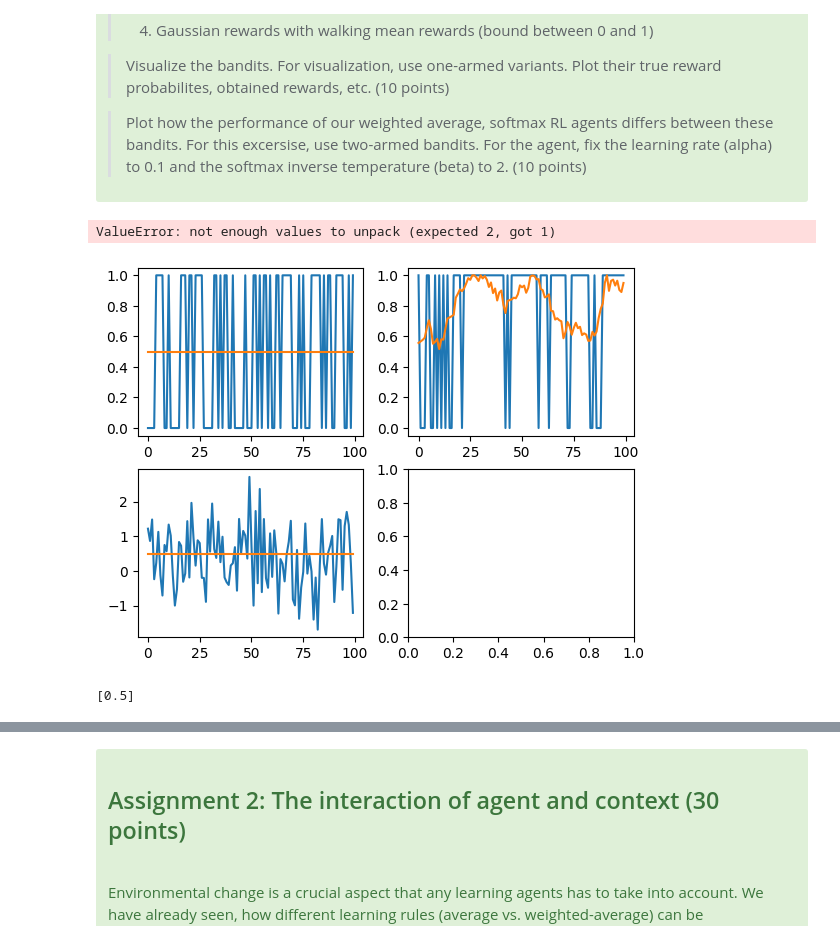
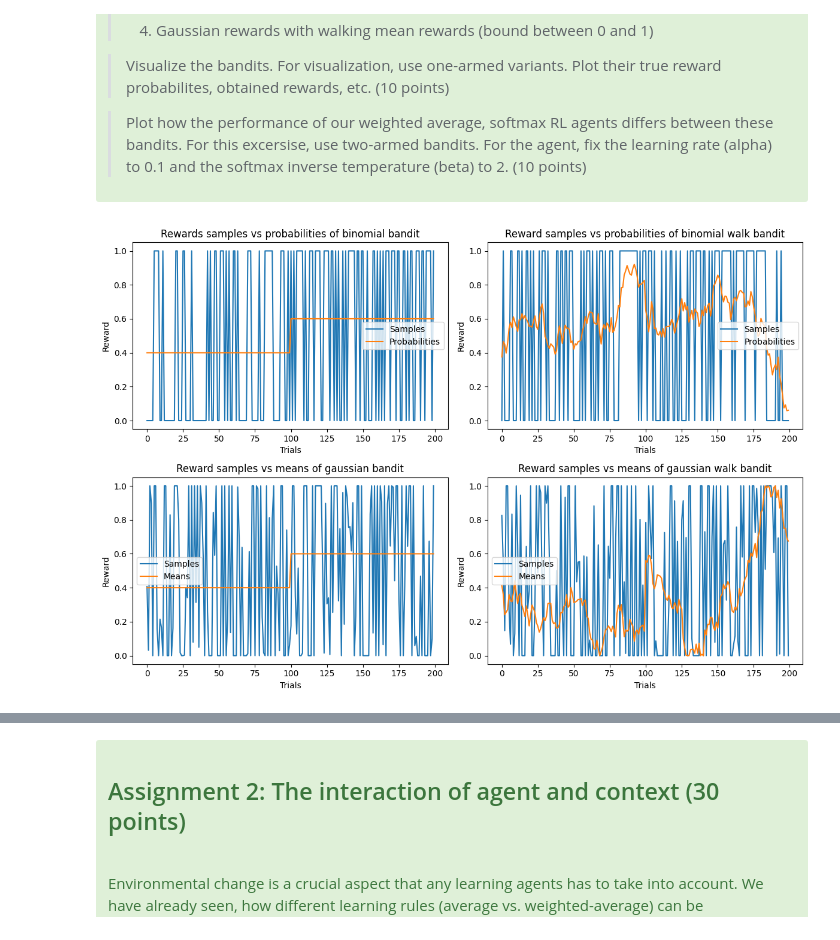
Before and after one commit to konjiii/cog_mod_a2, a Jupyter notebook: CogMod24_bandit_solution.ipynb, the cells around one changed output, grey strips where cells are left out. Cells and saved outputs as stored; diff of their text form; code cells hidden in the pictures.

```diff
--- a/CogMod24_bandit_solution.ipynb
+++ b/CogMod24_bandit_solution.ipynb
@@ -317,7 +317,7 @@ Add a function to the routine below that samples rewards from a normal distribut
 # %%
 def draw_from_one_gaussian_bandit(n_trials, mean_reward):
 
-    reward_samples = np.random.normal(size=1, loc=mean_reward, scale=1)  # this simulates the rewards
+    reward_samples = np.random.normal(size=n_trials, loc=mean_reward, scale=1)  # this simulates the rewards
 
     return reward_samples
 
@@ -327,7 +327,7 @@ def draw_from_k_gaussian_bandits(n_trials, mean_rewards):
 
     # preallocate output
     reward_samples = np.empty((n_bandits, n_trials))
-    reward_probs = np.empty((n_bandits, n_trials))
+    reward_means = np.empty((n_bandits, n_trials))
 
     for i, mean_reward in enumerate(mean_rewards):
         reward_samples[i,:] = draw_from_one_gaussian_bandit(n_trials, mean_reward)
@@ -587,54 +588,70 @@ For truely walking rewards distributions, noise is added to the defining paramet
 # %%
 def draw_from_k_walk_bandits(n_trials, probs):
     reward_samples = np.zeros(shape=(len(probs),n_trials))
     reward_probs   = np.zeros(shape=(len(probs),n_trials))
     probs = np.array(probs)
     for i in range(n_trials):
         probs += np.random.normal(0, 0.05, size=probs.shape)
         probs = np.clip(probs, 0.0, 1.0)
-        reward_samples[:,i], reward_probs[:,i] = draw_from_k_bandits(1, probs)
+        for j in range(len(probs)):
+            reward_samples[j,i] = draw_from_one_bandit(1, probs[j])
+            reward_probs[j,i] = probs[j]
     return reward_samples, reward_probs
 
 def draw_from_k_gaussian_walk_bandits(n_trials, mean_rewards):
     reward_samples = np.zeros(shape=(len(mean_rewards),n_trials))
     reward_means   = np.zeros(shape=(len(mean_rewards),n_trials))
     mean_rewards = np.array(mean_rewards)
     for i in range(n_trials):
         mean_rewards += np.random.normal(0, 0.05, size=mean_rewards.shape)
         mean_rewards = np.clip(mean_rewards, 0.0, 1.0)
-        reward_samples[:,i], reward_means[:,i] = draw_from_one_gaussian_bandit(n_trials=1,  mean_reward=mean_rewards[0])
+        for j in range(len(mean_rewards)):
+            reward_samples[j,i] = draw_from_one_gaussian_bandit(1, mean_rewards[j])
+            reward_means[j,i] = mean_rewards[j]
     return reward_samples, reward_means
 
+n_trials = 100
+probs = [0.4, 0.6]
+mean_rewards = [0.4, 0.6]
+
 fig, ((ax1, ax2),
-      (ax3, ax4)) = plt.subplots(2, 2)
+      (ax3, ax4)) = plt.subplots(2, 2, figsize=(12, 8))
 
-n_trials = 100
-probs = [0.5]
-mean_rewards = [0.5]
+reward_samples_bin, reward_probs_bin = draw_from_k_bandits(n_trials, probs)
+ax1.plot(reward_samples_bin.flatten(), label="Samples")
+ax1.plot(reward_probs_bin.flatten(), label="Probabilities")
+ax1.set_title("Rewards samples vs probabilities of binomial bandit")
+ax1.set_xlabel("Trials")
+ax1.set_ylabel("Reward")
+ax1.legend()
 
-reward_samples, reward_probs = draw_from_k_bandits(n_trials, probs)
-reward_samples_ = reward_samples.flatten()
-reward_probs_ = reward_probs.flatten()
-ax1.plot(reward_samples_)
-ax1.plot(reward_probs_)
+reward_samples_bin_walk, reward_probs_bin_walk = draw_from_k_walk_bandits(n_trials, probs)
+ax2.plot(reward_samples_bin_walk.flatten(), label="Samples")
+ax2.plot(reward_probs_bin_walk.flatten(), label="Probabilities")
+ax2.set_title("Reward samples vs probabilities of binomial walk bandit")
+ax2.set_xlabel("Trials")
+ax2.set_ylabel("Reward")
+ax2.legend()
 
-reward_samples, reward_probs = draw_from_k_walk_bandits(n_trials, probs)
-reward_samples_ = reward_samples.flatten()
-reward_probs_ = reward_probs.flatten()
-ax2.plot(reward_samples_)
-ax2.plot(reward_probs_)
+reward_samples_gau, reward_means_gau = draw_from_k_gaussian_bandits(n_trials, mean_rewards)
+reward_samples_gau = np.clip(reward_samples_gau, 0.0, 1.0)
+ax3.plot(reward_samples_gau.flatten(), label="Samples")
+ax3.plot(reward_means_gau.flatten(), label="Means")
+ax3.set_title("Reward samples vs means of gaussian bandit")
+ax3.set_xlabel("Trials")
+ax3.set_ylabel("Reward")
+ax3.legend()
 
-reward_samples, reward_means = draw_from_k_gaussian_bandits(n_trials, mean_rewards)
-reward_samples_ = reward_samples.flatten()
-reward_means_ = reward_means.flatten()
-ax3.plot(reward_samples_)
-ax3.plot(reward_means_)
+reward_samples_gau_walk, reward_means_gau_walk = draw_from_k_gaussian_walk_bandits(n_trials, mean_rewards)
+reward_samples_gau_walk = np.clip(reward_samples_gau_walk, 0.0, 1.0)
+ax4.plot(reward_samples_gau_walk.flatten(), label="Samples")
+ax4.plot(reward_means_gau_walk.flatten(), label="Means")
+ax4.set_title("Reward samples vs means of gaussian walk bandit")
+ax4.set_xlabel("Trials")
+ax4.set_ylabel("Reward")
+ax4.legend()
 
-reward_samples, reward_means = draw_from_k_gaussian_walk_bandits(n_trials, mean_rewards)
-reward_samples_ = reward_samples.flatten()
-reward_means_ = reward_means.flatten()
-ax4.plot(reward_samples_)
-ax4.plot(reward_means_)
+plt.tight_layout()
+plt.show()
 # %% [output]
-ValueError: not enough values to unpack (expected 2, got 1)
-[figure, old version]
+[figure, new version]
@@ -663,4 +657,0 @@ def draw_from_k_gaussian_bandits(n_trials, mean_rewards):
-# %%
-mean_rewards
-# %% [output]
-[0.5]
```
Also changed, not shown: parts of 22 cells of this notebook, 1 other file.
